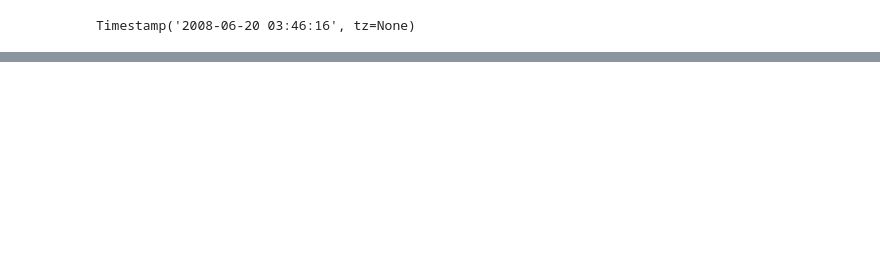
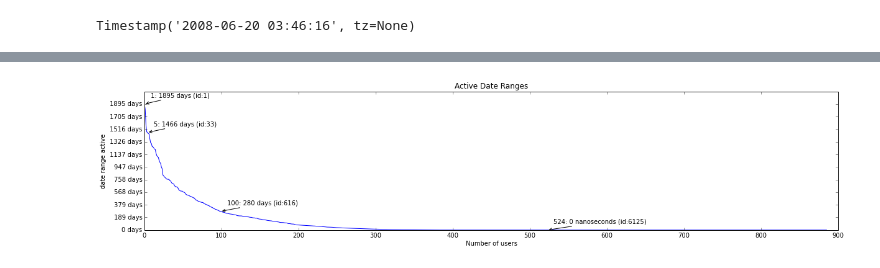
Before and after one commit to notionparallax/GA-DataScience, a Jupyter notebook: Prediction book analysis/PB analysis of users.ipynb, the cells around one changed output, grey strips where cells are left out. Saved outputs shown, nothing was run; the diff lists cells and outputs as text; code cells hidden in the pictures; blank space fills up the shorter version.

```diff
--- a/Prediction book analysis/PB analysis of users.ipynb
+++ b/Prediction book analysis/PB analysis of users.ipynb
@@ -1037,0 +1023,3 @@ This graph shows the number of 'lurkers' and how active they are. There are 2 us
+# %%
+allUsers = set(predictions["p.creator_id"])
+len(allUsers)
@@ -1037,0 +1059,3 @@ This graph shows the number of 'lurkers' and how active they are. There are 2 us
+# %%
+predictionsWdelta = pd.concat(individualsDFs)
+predictionsWdelta[:15]
@@ -1037,0 +1088,7 @@ This graph shows the number of 'lurkers' and how active they are. There are 2 us
+# %%
+ranges = predictionsWdelta[["p.creator_id", "range"]]
+ranges = ranges.drop_duplicates(cols="p.creator_id")
+ranges = ranges.sort("range",ascending=False)
+ranges = ranges.reset_index(drop=True)
+print len(ranges)
+ranges[:10]
@@ -1037,0 +1111,28 @@ This graph shows the number of 'lurkers' and how active they are. There are 2 us
+# %%
+fig, ax = plt.subplots(figsize=(20,4), dpi=100)
+ax.plot(ranges["range"])
+
+
+annotateArrow(ranges, "p.creator_id", "range", 0 , True)
+annotateArrow(ranges, "p.creator_id", "range", 4 , True)
+annotateArrow(ranges, "p.creator_id", "range", 99, True)
+last = ranges["range"].tolist().index(0)
+annotateArrow(ranges, "p.creator_id", "range", last)
+
+f = lambda x : x.item()#.total_seconds()
+
+longestRange = ranges["range"].apply(f).max()
+
+step = int(longestRange/10)
+steps = range(0,longestRange+step,step )
+
+yticks( [y for y in steps], [np.timedelta64(np.timedelta64(x, "ns"),'D') for x in steps])
+#xticks(range(0,len(ranges["range"])  +10,10))
+
+plt.xlabel('Number of users')
+plt.ylabel('date range active')
+plt.title('Active Date Ranges')
+
+plt.show()
+# %% [output]
+[figure, added]
```
Also changed, not shown: parts of 33 cells of this notebook.
